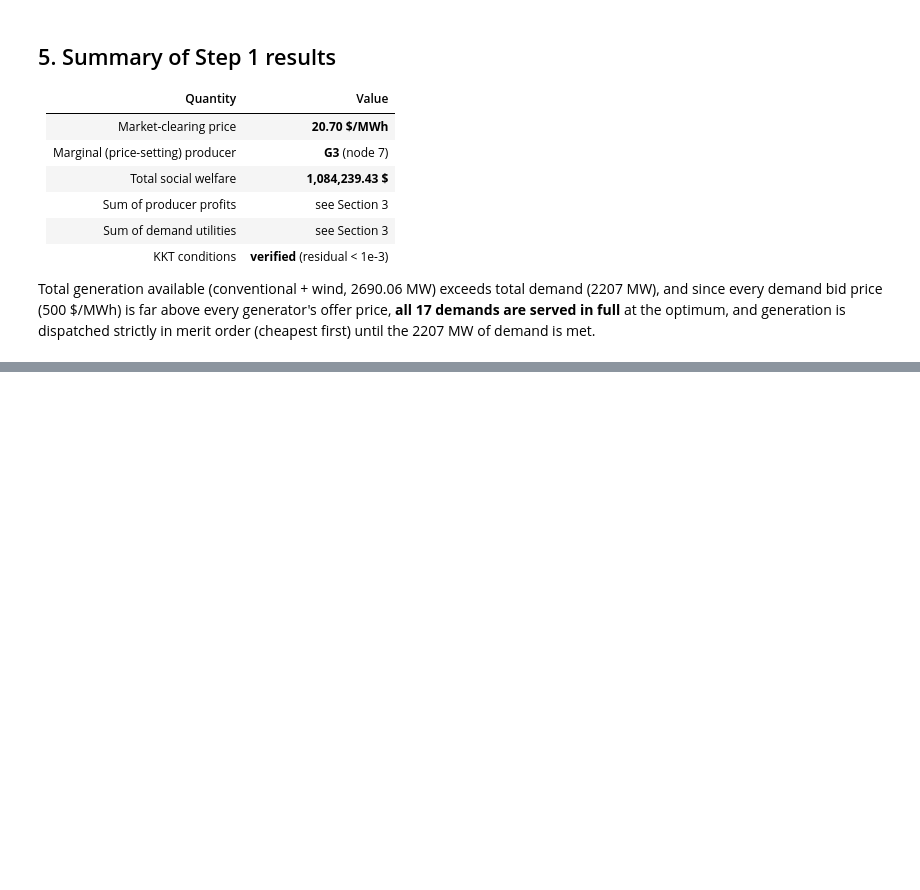
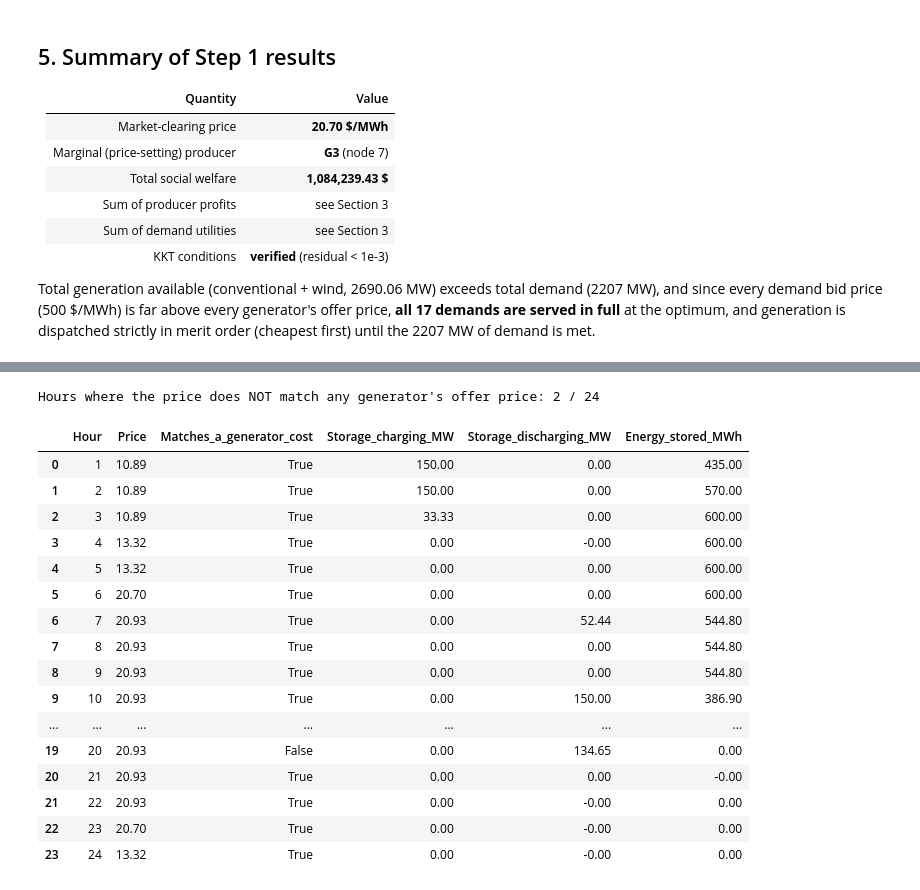
Before and after one commit to javierozoresarconada-spec/Renewables-Electricity-Markets-Energy-Forecasting-Portfolio-Quant-Analyst, a Jupyter notebook: Assignment 1.ipynb, the cells around one changed output, grey strips where cells are left out. Saved outputs shown, nothing was run; the diff lists cells and outputs as text; code cells hidden in the pictures; blank space fills up the shorter version.

```diff
--- a/Assignment 1.ipynb
+++ b/Assignment 1.ipynb
@@ -496,0 +938,39 @@ of demand is met.
+# %%
+tol = 1e-6
+price_matches_generator = np.zeros(T, dtype=bool)
+for t in range(T):
+    dispatch_t = with_storage["p_sup"][:, t]
+    capacity_t = supplier_capacity_th[:, t]
+    marginal_t = (dispatch_t > tol) & (dispatch_t < capacity_t - tol)
+    if marginal_t.any():
+        price_matches_generator[t] = bool(np.any(np.isclose(supplier_cost[marginal_t], with_storage["price_t"][t], atol=1e-2)))
+
+check_table = pd.DataFrame({
+    "Hour": hours,
+    "Price": with_storage["price_t"].round(2),
+    "Matches_a_generator_cost": price_matches_generator,
+    "Storage_charging_MW": with_storage["p_ch"].round(2),
+    "Storage_discharging_MW": with_storage["p_dis"].round(2),
+    "Energy_stored_MWh": with_storage["e"].round(2),
+})
+print(f"Hours where the price does NOT match any generator's offer price: {int((~price_matches_generator).sum())} / {T}")
+check_table
+# %% [output]
+Hours where the price does NOT match any generator's offer price: 2 / 24
+|  | Hour | Price | Matches_a_generator_cost | Storage_charging_MW | Storage_discharging_MW | Energy_stored_MWh |
+| 0 | 1 | 10.89 | True | 150.00 | 0.00 | 435.00 |
+| 1 | 2 | 10.89 | True | 150.00 | 0.00 | 570.00 |
+| 2 | 3 | 10.89 | True | 33.33 | 0.00 | 600.00 |
+| 3 | 4 | 13.32 | True | 0.00 | -0.00 | 600.00 |
+| 4 | 5 | 13.32 | True | 0.00 | 0.00 | 600.00 |
+| 5 | 6 | 20.70 | True | 0.00 | 0.00 | 600.00 |
+| 6 | 7 | 20.93 | True | 0.00 | 52.44 | 544.80 |
+| 7 | 8 | 20.93 | True | 0.00 | 0.00 | 544.80 |
+| 8 | 9 | 20.93 | True | 0.00 | 0.00 | 544.80 |
+| 9 | 10 | 20.93 | True | 0.00 | 150.00 | 386.90 |
+| ... | ... | ... | ... | ... | ... | ... |
+| 19 | 20 | 20.93 | False | 0.00 | 134.65 | 0.00 |
+| 20 | 21 | 20.93 | True | 0.00 | 0.00 | -0.00 |
+| 21 | 22 | 20.93 | True | 0.00 | -0.00 | 0.00 |
+| 22 | 23 | 20.70 | True | 0.00 | -0.00 | 0.00 |
+| 23 | 24 | 13.32 | True | 0.00 | -0.00 | 0.00 |
```
Also changed, not shown: parts of 18 cells of this notebook, 2 other files.
